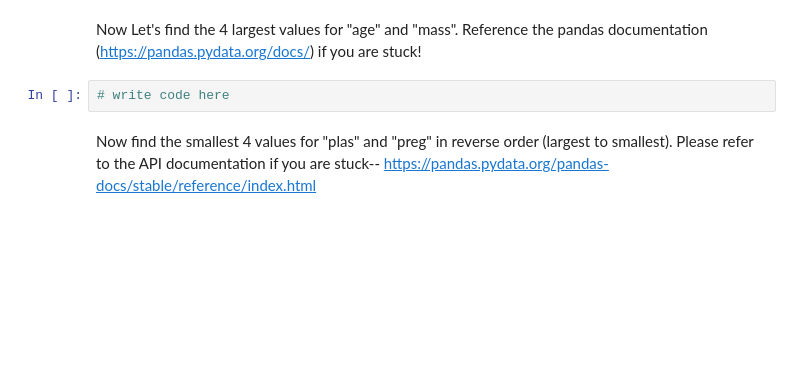
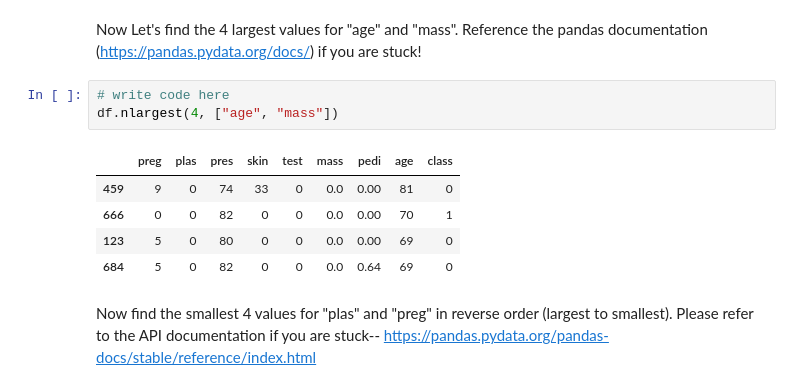
Before and after one commit to krafty-karen/Week1_Public, a Jupyter notebook: Notebooks/02_Pandas_and_Matplotlib/Pandas_Exercise.ipynb, the cells around one changed output. Cells and saved outputs as stored; diff of their text form; blank space fills up the shorter version.

```diff
--- a/Notebooks/02_Pandas_and_Matplotlib/Pandas_Exercise.ipynb
+++ b/Notebooks/02_Pandas_and_Matplotlib/Pandas_Exercise.ipynb
@@ -158,6 +175,13 @@ Notice that there are some repeats in values (like in the age and the preg colum
 Now Let's find the 4 largest values for "age" and "mass". Reference the pandas documentation (https://pandas.pydata.org/docs/) if you are stuck!
 # %%
 # write code here
+df.nlargest(4, ["age", "mass"])
+# %% [output]
+|  | preg | plas | pres | skin | test | mass | pedi | age | class |
+| 459 | 9 | 0 | 74 | 33 | 0 | 0.0 | 0.00 | 81 | 0 |
+| 666 | 0 | 0 | 82 | 0 | 0 | 0.0 | 0.00 | 70 | 1 |
+| 123 | 5 | 0 | 80 | 0 | 0 | 0.0 | 0.00 | 69 | 0 |
+| 684 | 5 | 0 | 82 | 0 | 0 | 0.0 | 0.64 | 69 | 0 |
 # %% [markdown]
 Now find the smallest 4 values for "plas" and "preg" in reverse order (largest to smallest). Please refer to the API documentation if you are stuck-- https://pandas.pydata.org/pandas-docs/stable/reference/index.html
 # %%
```
Also changed, not shown: parts of 3 cells of this notebook.
